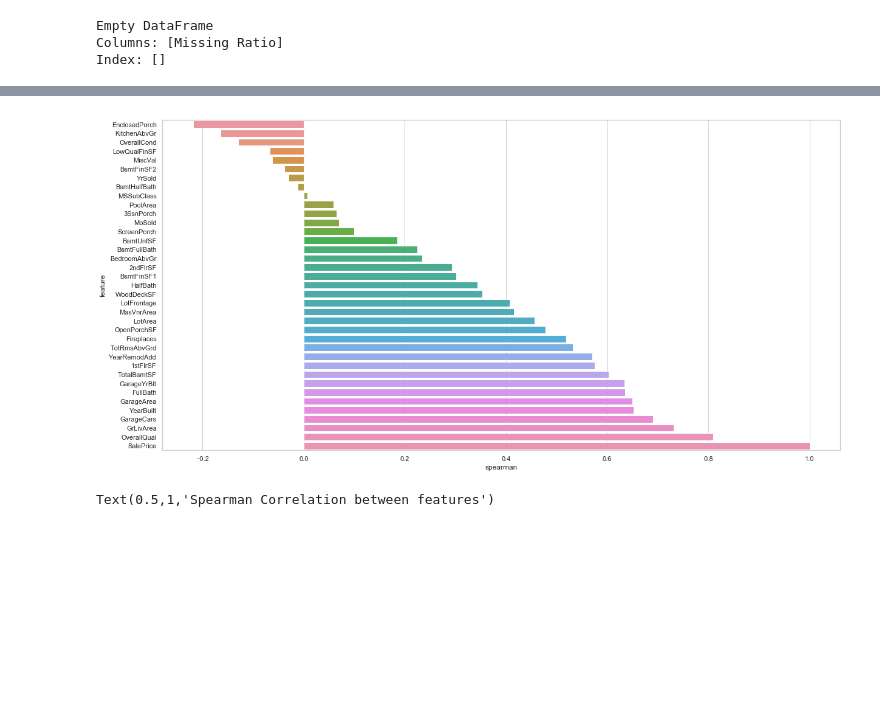
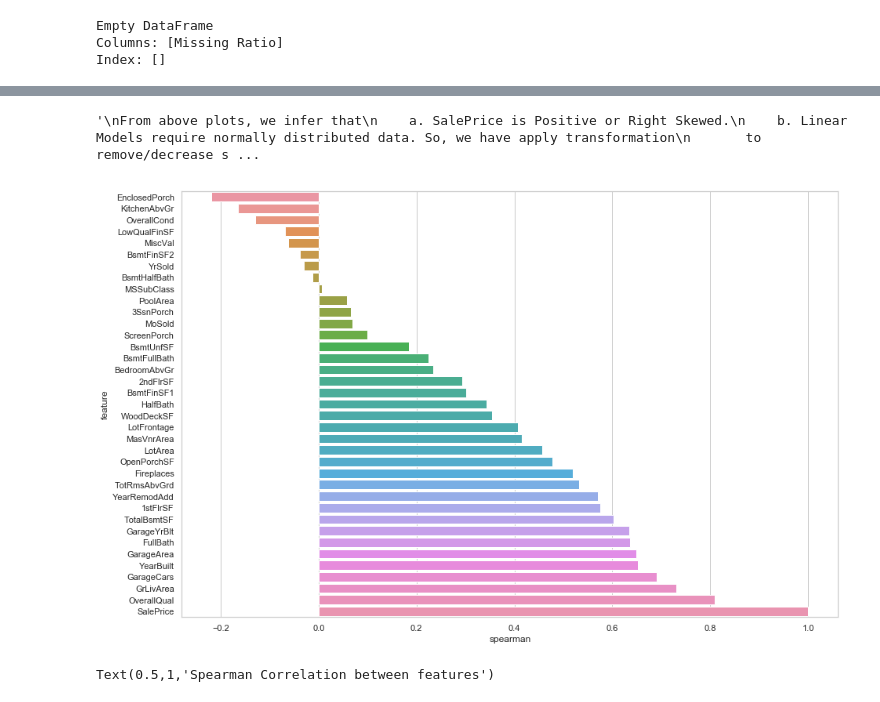
Before and after one commit to revanthj/AmesHousingPrices, a Jupyter notebook: DataAnalysis_NumericFeatures.ipynb, the cells around one changed output, grey strips where cells are left out. Drawn from its saved outputs; the diff is of its cells as text; code cells hidden in the pictures; blank space fills up the shorter version.

```diff
--- a/DataAnalysis_NumericFeatures.ipynb
+++ b/DataAnalysis_NumericFeatures.ipynb
@@ -92,18 +106,36 @@ Number of Numerical features : 37
+# %%
+'''
+From above plots, we infer that
+    a. SalePrice is Positive or Right Skewed.
+    b. Linear Models require normally distributed data. So, we have apply transformation
+       to remove/decrease skewness in SalePrice.
+'''
+# %% [output]
+'\nFrom above plots, we infer that\n    a. SalePrice is Positive or Right Skewed.\n    b. Linear Models require normally distributed data. So, we have apply transformation\n       to remove/decrease s ...
 # %%
+'''
+To determin which features have more impact on SalePrice,
+find correlation between features and SalePrice.
+There are 2 correlations Pearson's and Spearman's.
+Pearson's correlation assumes linear relationship between variables.
+Spearman's correlation does not assume linear relationship between variables.
+So, its better to go with Spearman's
+'''
+
 def find_spearman_corr(train_data, num_features_nms):
     sprearman_corr_df = pd.DataFrame()
     sprearman_corr_df['feature'] = num_features_nms
     sprearman_corr_df['spearman'] = \
             [train_data[f].corr(train_data['SalePrice'], 'spearman') \
              for f in num_features_nms]
     sprearman_corr_df = sprearman_corr_df.sort_values('spearman')
-    plt.figure(figsize=(20,10))
+    plt.figure(figsize=(15,10))
     sns.barplot(data=sprearman_corr_df, y='feature', x='spearman')
     return sprearman_corr_df
 
 sprearman_corr_df = find_spearman_corr(train_data, num_features.columns)
 # %% [output]
-[figure, old version]
+[figure, new version]
 # %%
 '''
 Picked these features from correlation with SalePrice.
```
Also changed, not shown: parts of 6 cells of this notebook.
